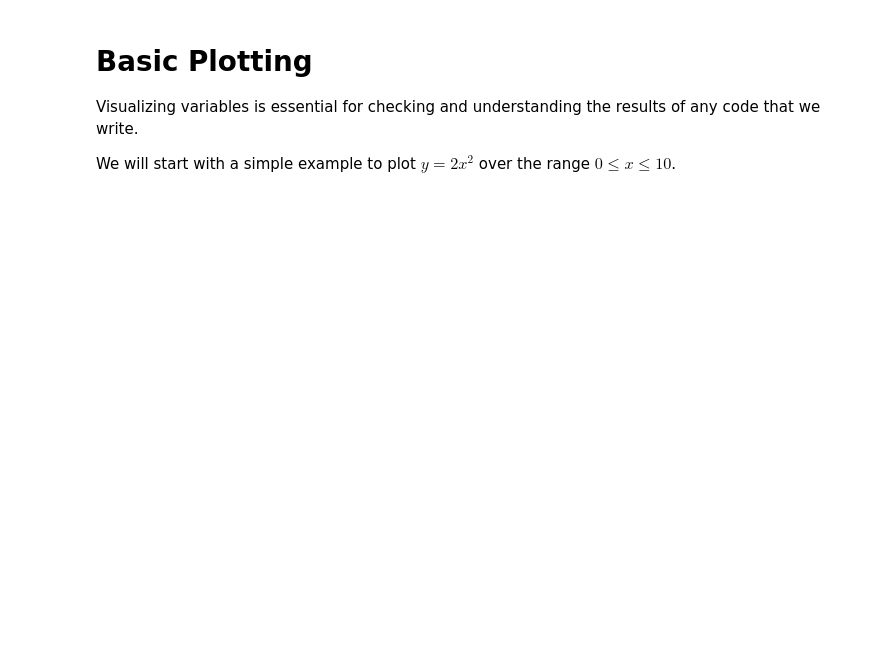
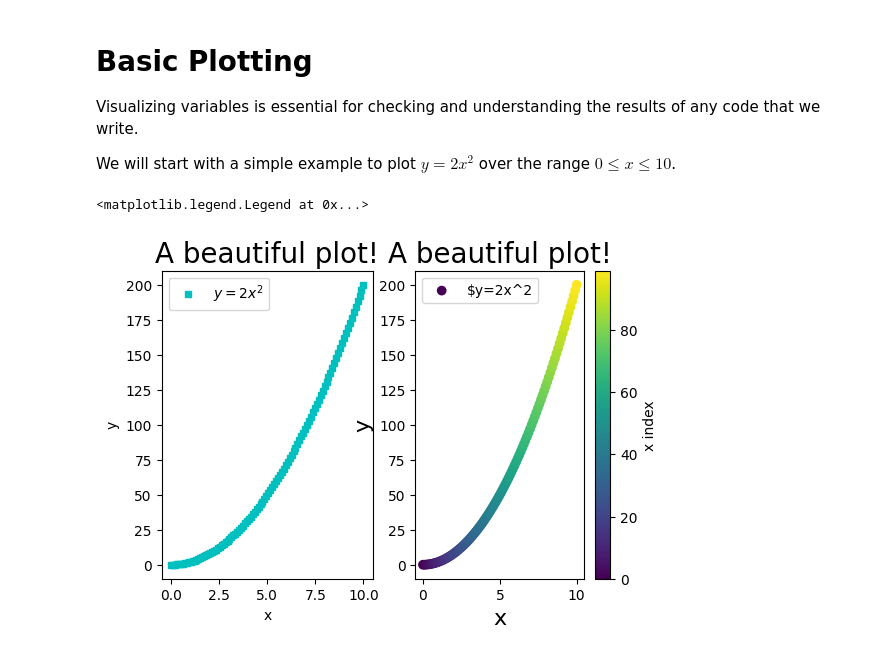
Before and after one commit to johncaps2/johncaps2, a Jupyter notebook: John_Capetanakis_00_python_intro_student.ipynb, the cells around one changed output. Drawn from its saved outputs; the diff is of its cells as text; code cells hidden in the pictures; blank space fills up the shorter version.

```diff
--- a/John_Capetanakis_00_python_intro_student.ipynb
+++ b/John_Capetanakis_00_python_intro_student.ipynb
@@ -137,0 +246,32 @@ We will start with a simple example to plot $y = 2 x^2$ over the range $0 \le x
+# %%
+# code to make plot here
+
+# define x using np.linspace
+x = np.linspace(0,10,100)
+# define y
+y = 2*x**2
+# double asterisk is for the power
+plt.figure(figsize=(6,4))
+plt.subplot(1,2,1)
+# plot y vs x using plt.plot
+
+plt.plot(x,y,'cs',markersize=4, label="$y=2x^2$")
+plt.xlabel("x")
+plt.ylabel("y")
+plt.title("A beautiful plot!",fontsize=20)
+plt.legend()
+
+# make another figure, but use plt.scatter instead of plt.plot
+
+#plt.figure(figsize=(6,4))
+plt.subplot(1,2,2)
+mycolor = np.arange(len(x))
+plt.scatter(x,y,c=mycolor, label="$y=2x^2")
+cb = plt.colorbar(label='x index')
+plt.xlabel("x",fontsize = 16)
+plt.ylabel("y", fontsize = 16)
+plt.title("A beautiful plot!", fontsize=20)
+plt.legend()
+# %% [output]
+<matplotlib.legend.Legend at 0x...>
+[figure, added]
```
Also changed, not shown: parts of 17 cells of this notebook.
